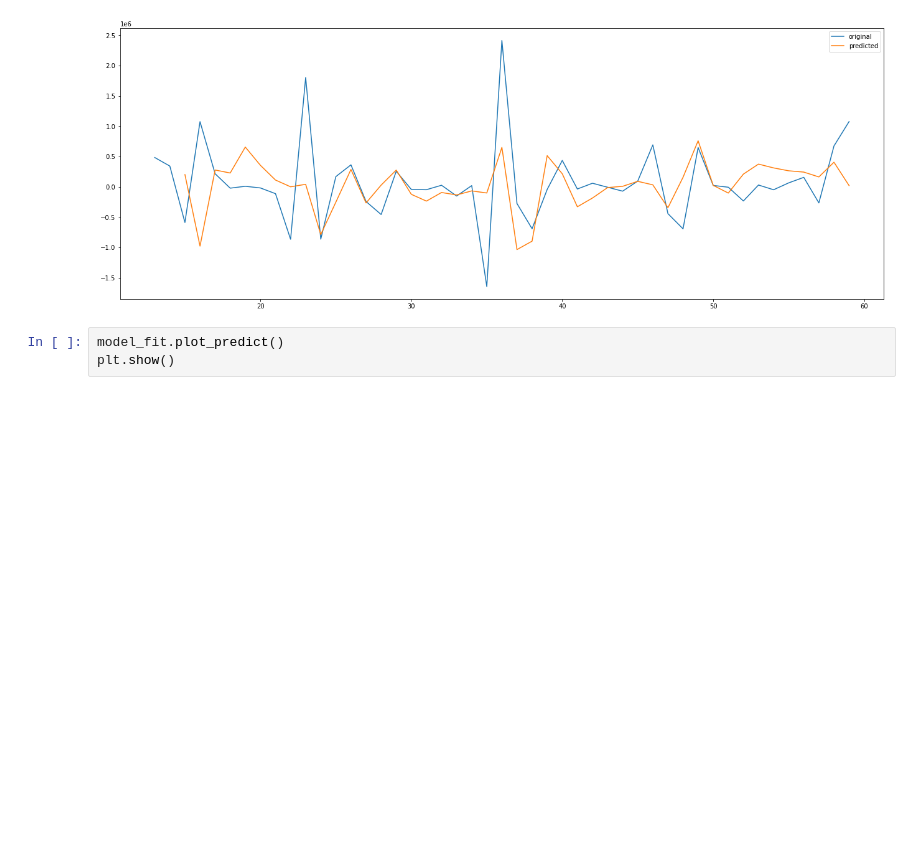
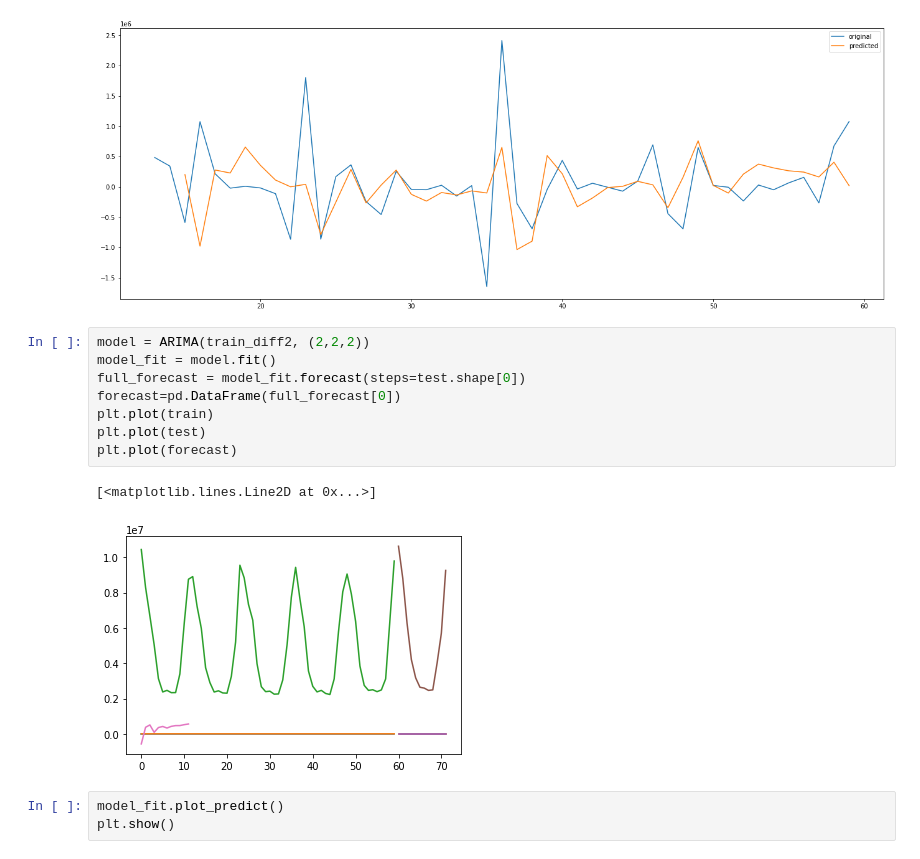
Before and after one commit to gyeonh/Data_analysis, a Jupyter notebook: draft1.ipynb, the cells around one changed output. Saved outputs shown, nothing was run; the diff lists cells and outputs as text; blank space fills up the shorter version.

```diff
--- a/draft1.ipynb
+++ b/draft1.ipynb
@@ -318,6 +321,17 @@ plt.legend()
 plt.show()
 # %% [output]
 [figure]
+# %%
+model = ARIMA(train_diff2, (2,2,2))
+model_fit = model.fit()
+full_forecast = model_fit.forecast(steps=test.shape[0])
+forecast=pd.DataFrame(full_forecast[0])
+plt.plot(train)
+plt.plot(test)
+plt.plot(forecast)
+# %% [output]
+[<matplotlib.lines.Line2D at 0x...>]
+[figure, added]
 # %%
 model_fit.plot_predict()
 plt.show()
```
Also changed, not shown: parts of 4 cells of this notebook.
